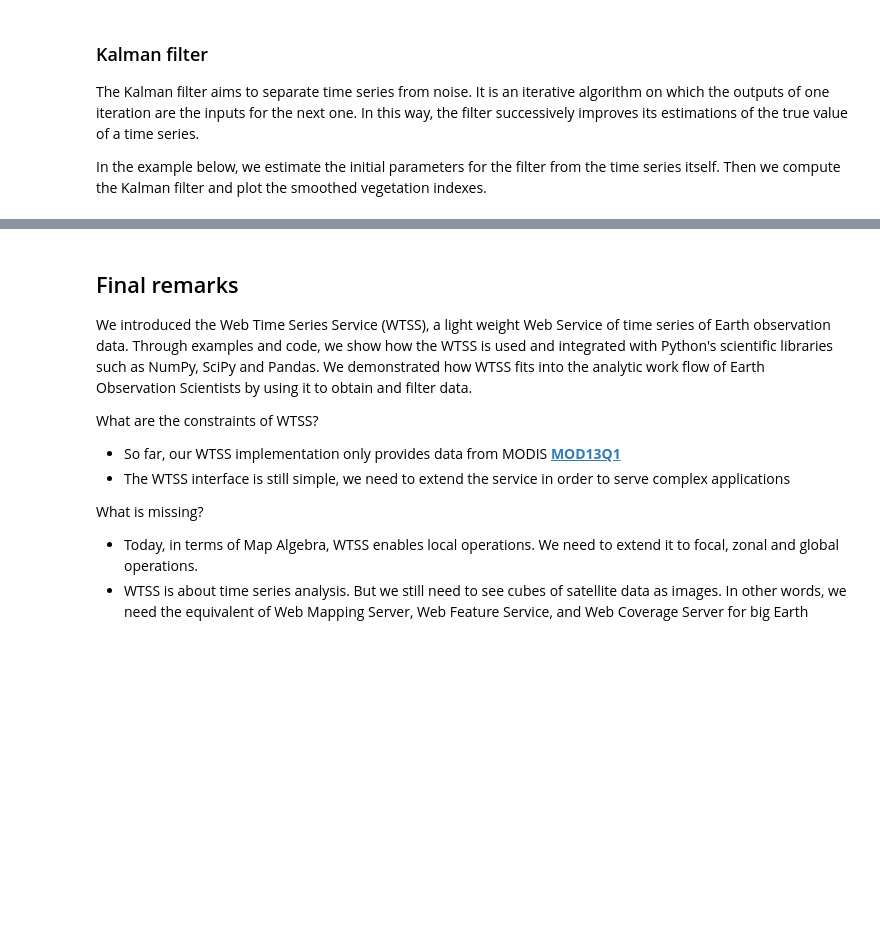
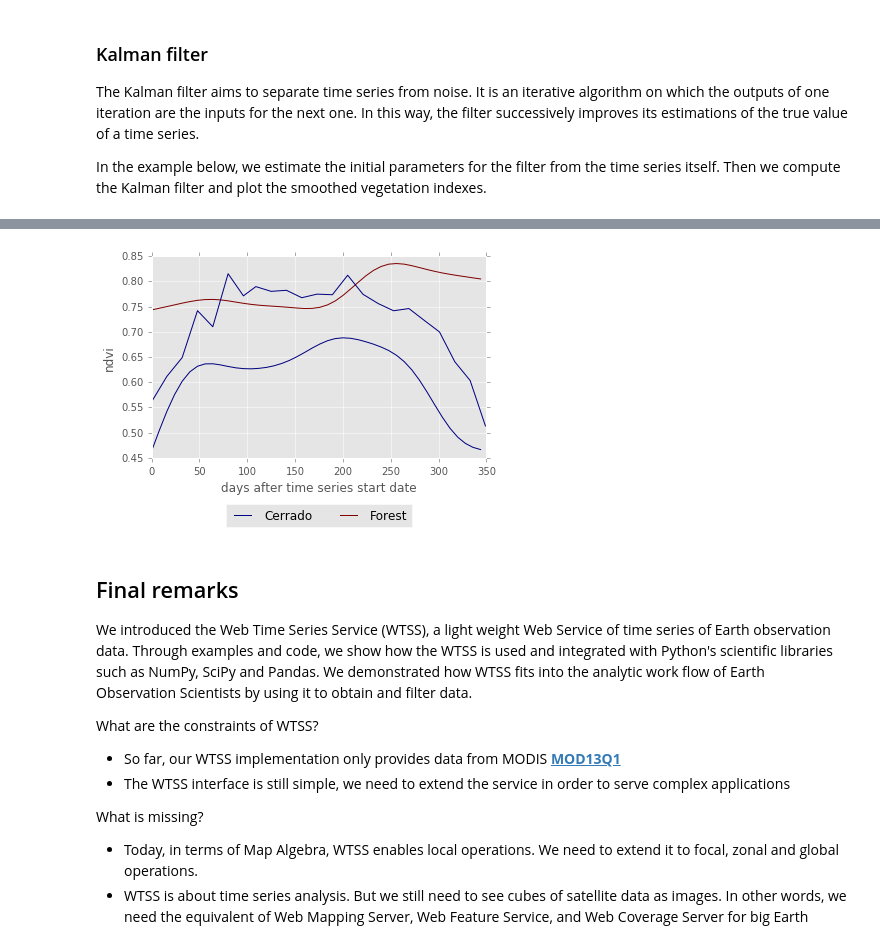
Before and after one commit to rolfsimoes/wgiss-py-webinar, a Jupyter notebook: WGISS_Tech_Webinar.ipynb, the cells around one changed output, grey strips where cells are left out. Drawn from its saved outputs; the diff is of its cells as text; code cells hidden in the pictures; blank space fills up the shorter version.

```diff
--- a/WGISS_Tech_Webinar.ipynb
+++ b/WGISS_Tech_Webinar.ipynb
@@ -310,3 +374,8 @@ vidf[0:5]
+# %%
+# let see what happened with sample #3
+plot_time_series(pd.concat([samples_ts[samples_ts["id"].isin([3])], patterns_ts]))
+# %% [output]
+[figure, added]
 # %% [markdown]
 ## Final remarks
 
```
Also changed, not shown: parts of 15 cells of this notebook, 5 other files.
